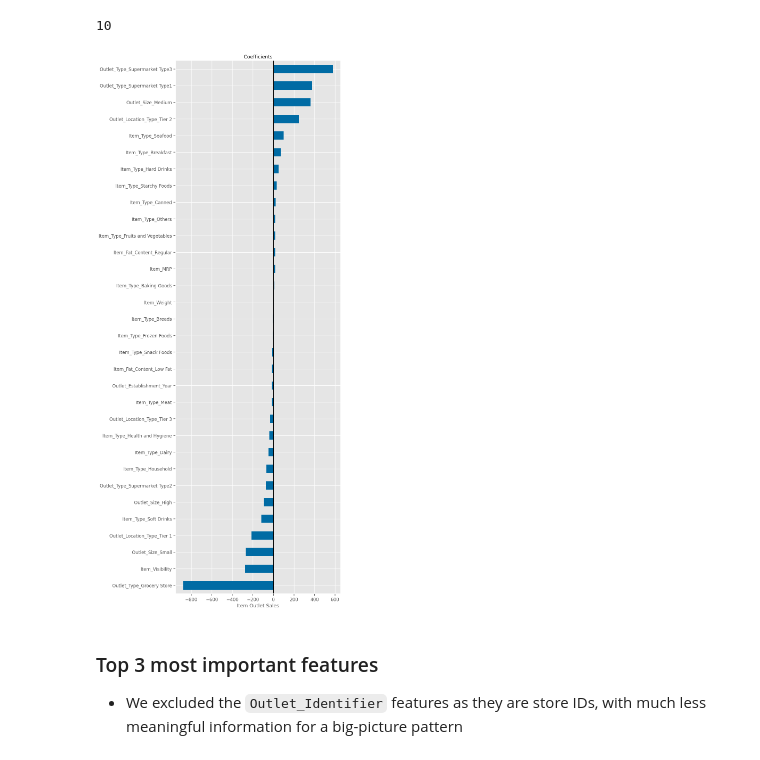
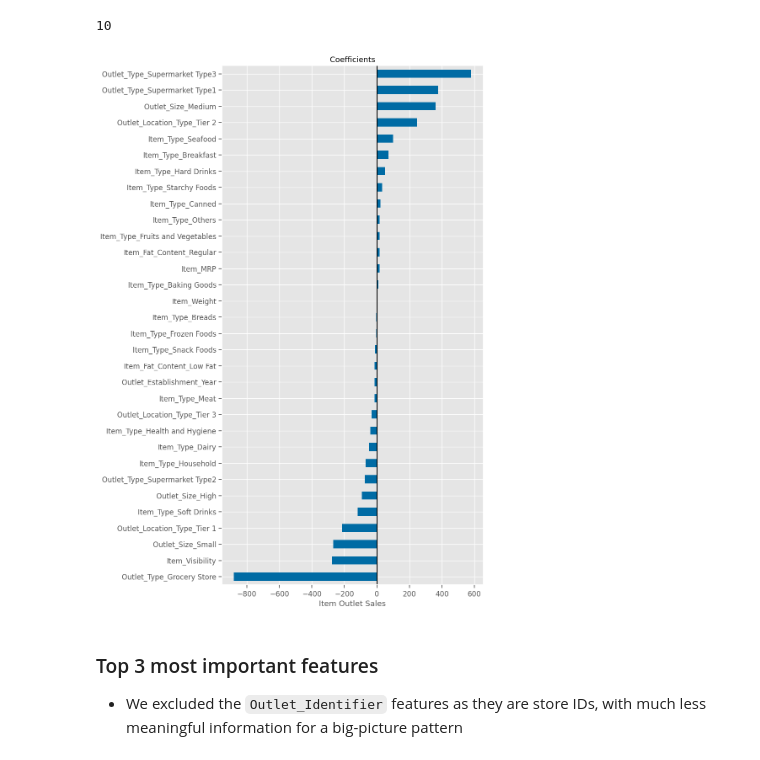
Before and after one commit to jiashenyue/project-1-supermarket-sales-analysis, a Jupyter notebook: Project1-Revisited.ipynb, the cells around one changed output. Cells and saved outputs as stored; diff of their text form; code cells hidden in the pictures.

```diff
--- a/Project1-Revisited.ipynb
+++ b/Project1-Revisited.ipynb
@@ -553,12 +551,12 @@ len(outlet_feats)
 10
 # %%
 ## Plot everything but outlet identifier
-ax = coeffs.drop(outlet_feats).sort_values().plot(kind='barh', figsize=(8,26))
+ax = coeffs.drop(outlet_feats).sort_values().plot(kind='barh', figsize=(8,16))
 ax.axvline(0, color='k')
 ax.set(xlabel='Item Outlet Sales', title="Coefficients");
-plt.savefig('PNG/coeff-no-outlet-id.png', dpi = 300)
+plt.savefig('PNG/coeff-no-outlet-id.png')
 # %% [output]
-[figure, old version]
+[figure, new version]
 # %% [markdown]
 ### Top 3 most important features
 
```
Also changed, not shown: parts of 17 cells of this notebook, 4 other files.
